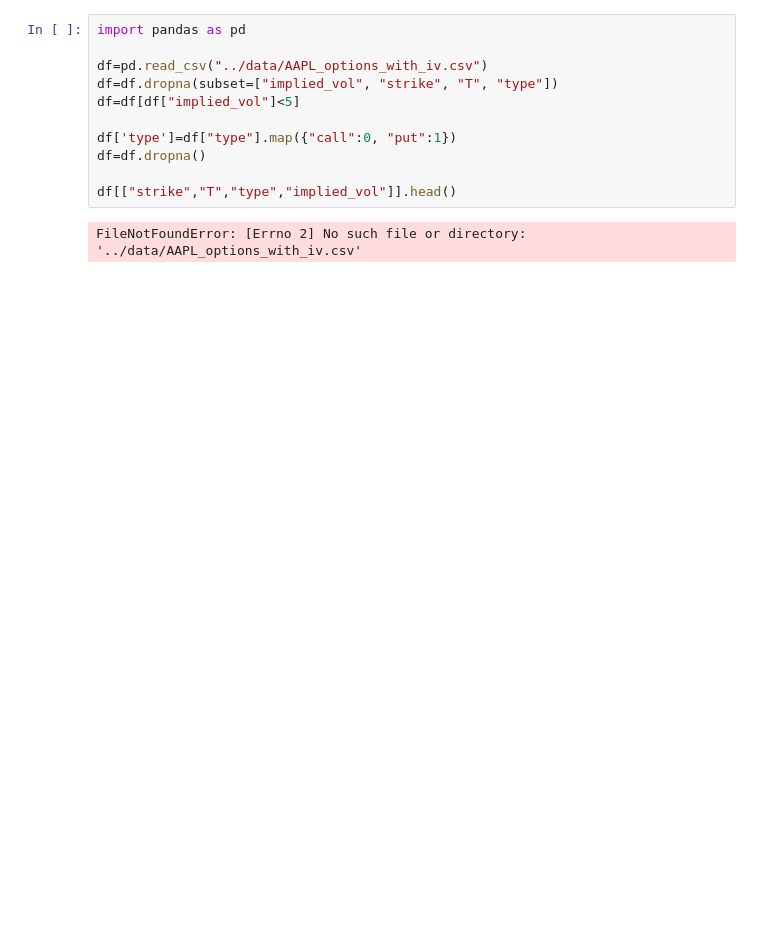
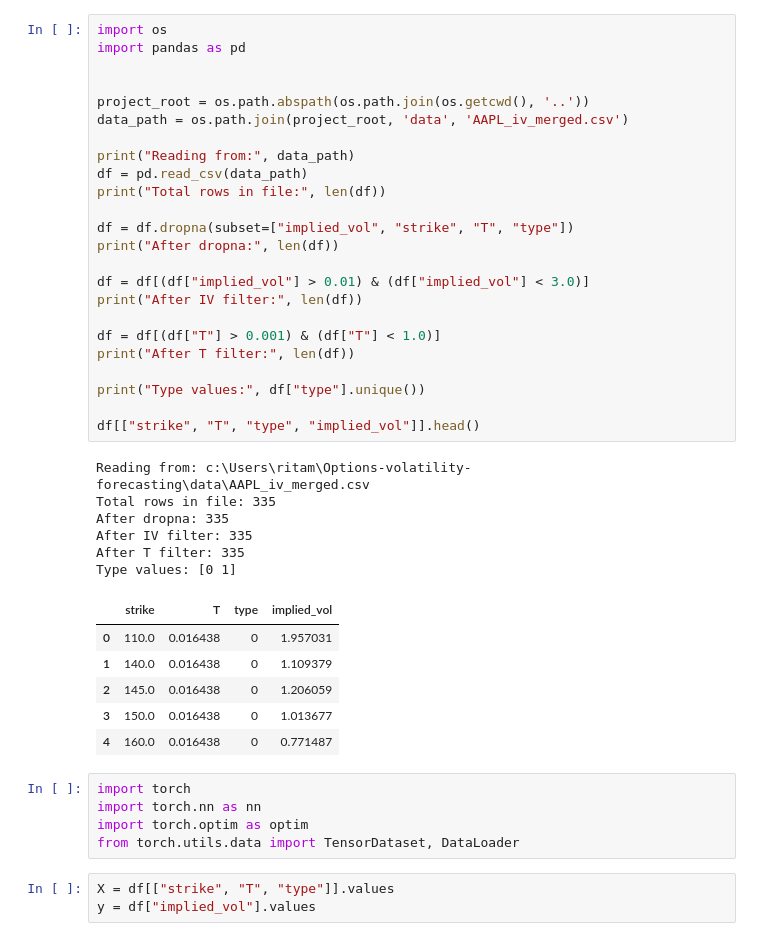
Before and after one commit to ritam-123/Options-volatility-forecasting, a Jupyter notebook: notebooks/02_nn_predict_iv.ipynb, the cells around one changed output. Cells and saved outputs as stored; diff of their text form; blank space fills up the shorter version.

```diff
--- a/notebooks/02_nn_predict_iv.ipynb
+++ b/notebooks/02_nn_predict_iv.ipynb
@@ -1,13 +1,45 @@
 # %%
+import os
 import pandas as pd
 
-df=pd.read_csv("../data/AAPL_options_with_iv.csv")
-df=df.dropna(subset=["implied_vol", "strike", "T", "type"])
-df=df[df["implied_vol"]<5]
 
-df['type']=df["type"].map({"call":0, "put":1})
-df=df.dropna()
+project_root = os.path.abspath(os.path.join(os.getcwd(), '..'))
+data_path = os.path.join(project_root, 'data', 'AAPL_iv_merged.csv')
 
-df[["strike","T","type","implied_vol"]].head()
+print("Reading from:", data_path)
+df = pd.read_csv(data_path)
+print("Total rows in file:", len(df))
+
+df = df.dropna(subset=["implied_vol", "strike", "T", "type"])
+print("After dropna:", len(df))
+
+df = df[(df["implied_vol"] > 0.01) & (df["implied_vol"] < 3.0)]
+print("After IV filter:", len(df))
+
+df = df[(df["T"] > 0.001) & (df["T"] < 1.0)]
+print("After T filter:", len(df))
+
+print("Type values:", df["type"].unique())
+
+df[["strike", "T", "type", "implied_vol"]].head()
 # %% [output]
-FileNotFoundError: [Errno 2] No such file or directory: '../data/AAPL_options_with_iv.csv'
+Reading from: c:\Users\ritam\Options-volatility-forecasting\data\AAPL_iv_merged.csv
+Total rows in file: 335
+After dropna: 335
+After IV filter: 335
+After T filter: 335
+Type values: [0 1]
+|  | strike | T | type | implied_vol |
+| 0 | 110.0 | 0.016438 | 0 | 1.957031 |
+| 1 | 140.0 | 0.016438 | 0 | 1.109379 |
+| 2 | 145.0 | 0.016438 | 0 | 1.206059 |
+| 3 | 150.0 | 0.016438 | 0 | 1.013677 |
+| 4 | 160.0 | 0.016438 | 0 | 0.771487 |
+# %%
+import torch
+import torch.nn as nn
+import torch.optim as optim
+from torch.utils.data import TensorDataset, DataLoader
+# %%
+X = df[["strike", "T", "type"]].values
+y = df["implied_vol"].values
```
Also changed, not shown: parts of 5 cells of this notebook, 1 other file.
